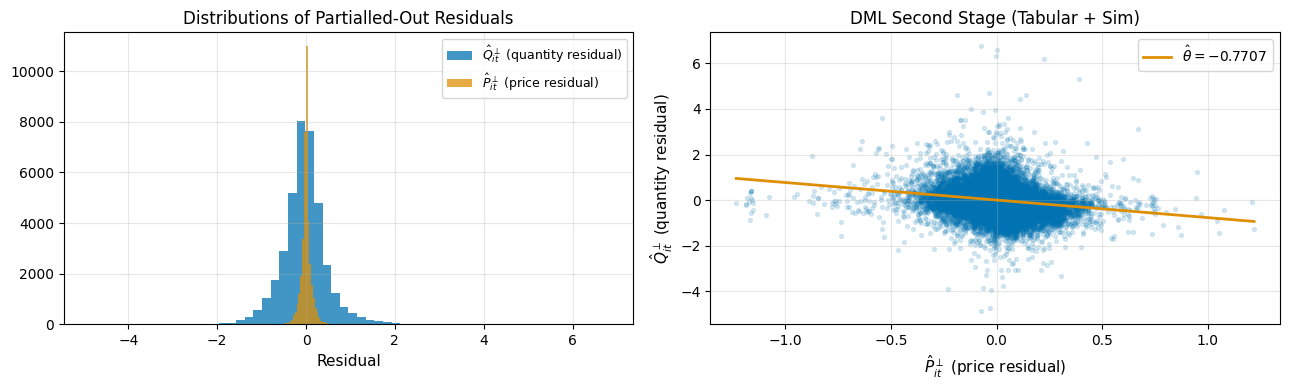
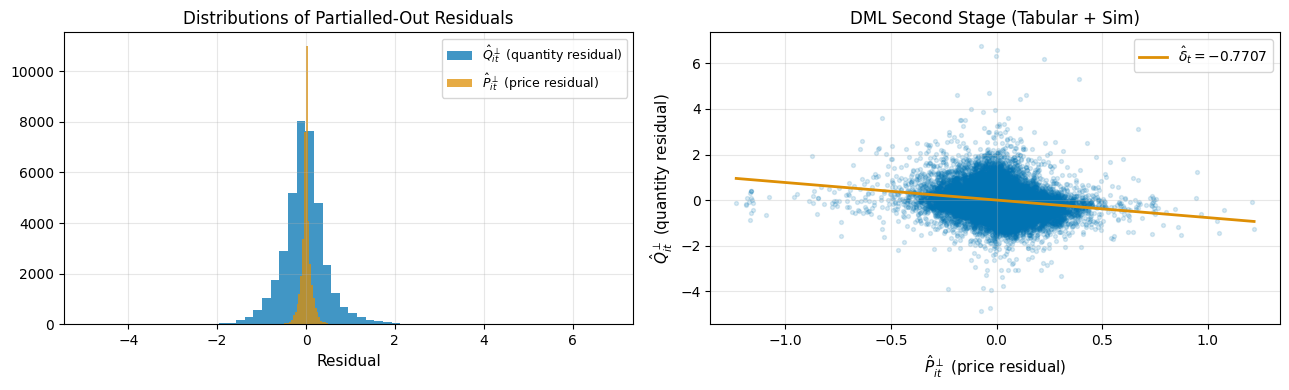
Unified diff of the notebook cell whose output changed from the first chart to the second:
--- before
+++ after
@@ -3,5 +3,5 @@
 Q_perp    = preferred["Q_perp"]
 P_perp    = preferred["P_perp"]
-theta_hat = preferred["theta"]
+delta_hat = preferred["delta"]
 
 fig, axes = plt.subplots(1, 2, figsize=(13, 4))
@@ -20,6 +20,6 @@
 axes[1].scatter(P_perp, Q_perp, alpha=0.15, s=8, color=palette[0])
 p_grid = np.linspace(P_perp.min(), P_perp.max(), 100)
-axes[1].plot(p_grid, theta_hat * p_grid, color=palette[1], lw=2,
-             label=f"$\\hat{{\\theta}} = {theta_hat:.4f}$")
+axes[1].plot(p_grid, delta_hat * p_grid, color=palette[1], lw=2,
+             label=f"$\\hat{{\\delta}}_t = {delta_hat:.4f}$")
 axes[1].set_xlabel("$\\hat{P}_{it}^\\perp$ (price residual)", fontsize=11)
 axes[1].set_ylabel("$\\hat{Q}_{it}^\\perp$ (quantity residual)", fontsize=11)

Commit: change wording